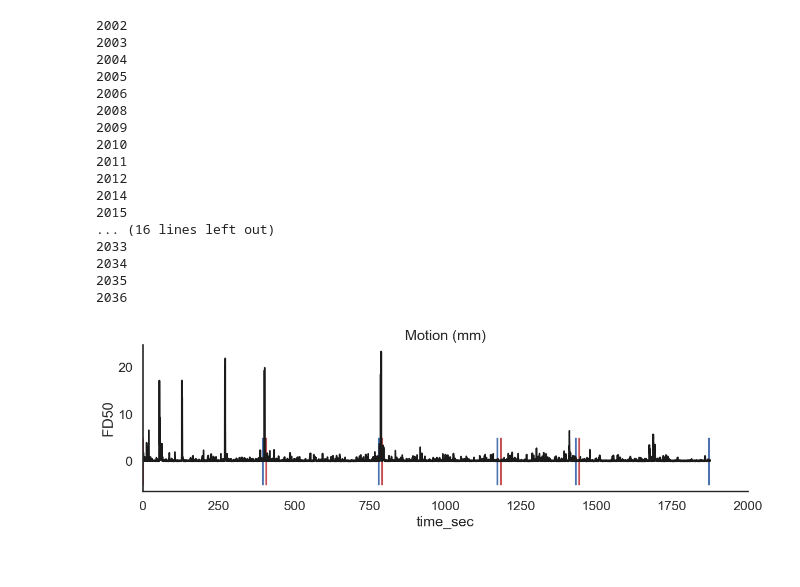
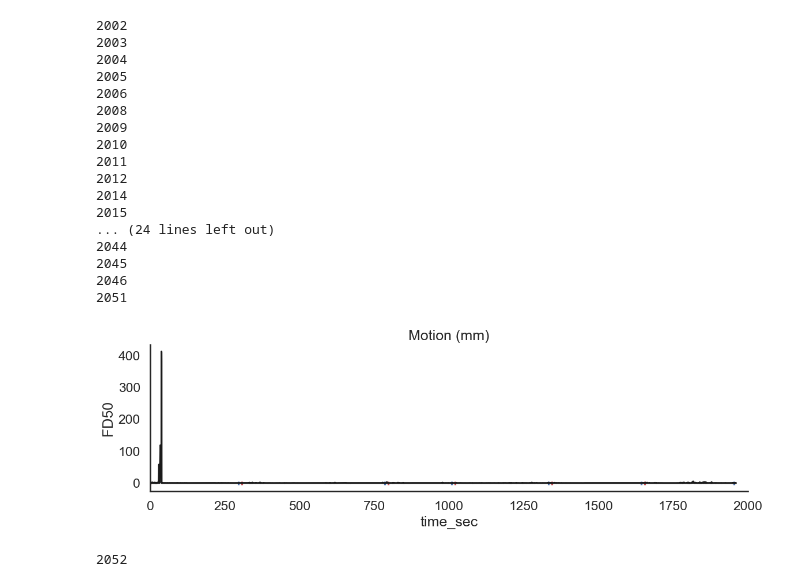
Before and after one commit to WUSTL-CRAB-Lab/cms_proc, a Jupyter notebook: summarize_motion.ipynb, the cells around one changed output. Saved outputs shown, nothing was run; the diff lists cells and outputs as text; code cells hidden in the pictures.

```diff
--- a/summarize_motion.ipynb
+++ b/summarize_motion.ipynb
@@ -12,7 +12,7 @@ study_dir = '/Users/catcamacho/Library/CloudStorage/Box-Box/CRAB/CRAB_lab/studie
 data_dir = os.path.join(study_dir, 'DATA','V1_motrak')
 out_dir = os.path.join(study_dir, 'DATA','V1_motion_processed')
 timing = pd.read_csv(os.path.join(study_dir, 'measures','clips','ClipsTimingForAnalysis.csv'), index_col=0)
-subinfo = pd.read_csv(os.path.join(study_dir,'DATA','redcap_exports','ChildMovieStudy-Basics_DATA_2025-06-23_0804.csv'),index_col=0)
+subinfo = pd.read_csv(os.path.join(study_dir,'DATA','redcap_exports','ChildMovieStudy-Basics_DATA_2025-06-30_1131.csv'),index_col=0)
 subinfo.index = subinfo.index.astype(str)
 
 #subIDs = ['2024','2025','2026']
@@ -74,51 +74,53 @@ for sub in subIDs:
             motion_summary.loc[v, 'pcent_volscens_0.9'] = np.nanmean(tempmotion['FD50']>0.9)
             motion_summary.loc[v, 'pcent_volscens_0.2'] = np.nanmean(tempmotion['FD50']>0.2)
             # pull ratings
-            if np.isfinite(subinfo.loc[sub,'interest{0}_v2'.format(i+1)]):
-                motion_summary.loc[v, 'interest'] = subinfo.loc[sub,'interest{0}_v2'.format(i+1)]
-                motion_summary.loc[v, 'pos_aff'] = subinfo.loc[sub,'p_affect{0}_v2'.format(i+1)]
-                motion_summary.loc[v, 'neg_aff'] = subinfo.loc[sub,'n_affect{0}_v2'.format(i+1)]
-                motion_summary.loc[v, 'aff_intensity'] = subinfo.loc[sub,'intensity{0}_v2'.format(i+1)]
-            else:
-                motion_summary.loc[v, 'interest'] = subinfo.loc[sub,'interest{0}'.format(i+1)]
-                motion_summary.loc[v, 'pos_aff'] = subinfo.loc[sub,'p_affect{0}'.format(i+1)]
-                motion_summary.loc[v, 'neg_aff'] = subinfo.loc[sub,'n_affect{0}'.format(i+1)]
-                motion_summary.loc[v, 'aff_intensity'] = subinfo.loc[sub,'intensity{0}'.format(i+1)]
+            if '2051' not in sub:
+                if (np.isfinite(subinfo.loc[sub,'interest{0}_v2'.format(i+1)])):
+                    motion_summary.loc[v, 'interest'] = subinfo.loc[sub,'interest{0}_v2'.format(i+1)]
+                    motion_summary.loc[v, 'pos_aff'] = subinfo.loc[sub,'p_affect{0}_v2'.format(i+1)]
+                    motion_summary.loc[v, 'neg_aff'] = subinfo.loc[sub,'n_affect{0}_v2'.format(i+1)]
+                    motion_summary.loc[v, 'aff_intensity'] = subinfo.loc[sub,'intensity{0}_v2'.format(i+1)]
+                else:
+                    motion_summary.loc[v, 'interest'] = subinfo.loc[sub,'interest{0}'.format(i+1)]
+                    motion_summary.loc[v, 'pos_aff'] = subinfo.loc[sub,'p_affect{0}'.format(i+1)]
+                    motion_summary.loc[v, 'neg_aff'] = subinfo.loc[sub,'n_affect{0}'.format(i+1)]
+                    motion_summary.loc[v, 'aff_intensity'] = subinfo.loc[sub,'intensity{0}'.format(i+1)]
 
 
         motion.to_csv(os.path.join(out_dir,sub,'{0}_motion_data_processed.csv'.format(sub)))
         motion_summary.to_csv(os.path.join(out_dir,sub,'{0}_motion_summary.csv'.format(sub)))
 
         # plot overall motion
         fig, ax = plt.subplots(1,1,figsize=(12,4))
 
         motion.loc[:,'FD50'].plot(ax=ax, color='k')
         ax.vlines(subtime['start_sec'].to_numpy(), ymin=-5, ymax=5, color='r')
         ax.vlines(subtime['start_sec'].to_numpy()+subtime['duration_sec'].to_numpy(), ymin=-5, ymax=5, color='b')
         sns.despine()
         plt.xlim(0,2000)
         plt.ylabel('FD50')
         plt.title('Motion (mm)')
         plt.tight_layout()
         plt.savefig(os.path.join(out_dir, sub, '{0}_full_run_plot.png'.format(sub)), dpi=150)
         plt.show()
         plt.close()
 # %% [output]
 2002
 2003
 2004
 2005
 2006
 2008
 2009
 2010
 2011
 2012
 2014
 2015
-... (16 lines left out)
-2033
-2034
-2035
-2036
+... (24 lines left out)
+2044
+2045
+2046
+2051
-[figure, old version]
+[figure, new version]
+2052
```
Also changed, not shown: 24 other files.
